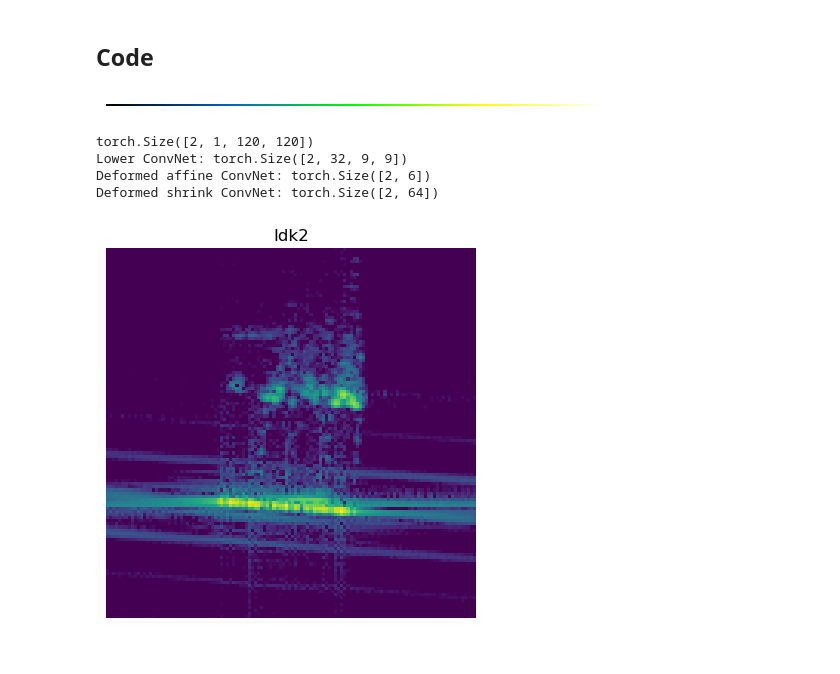
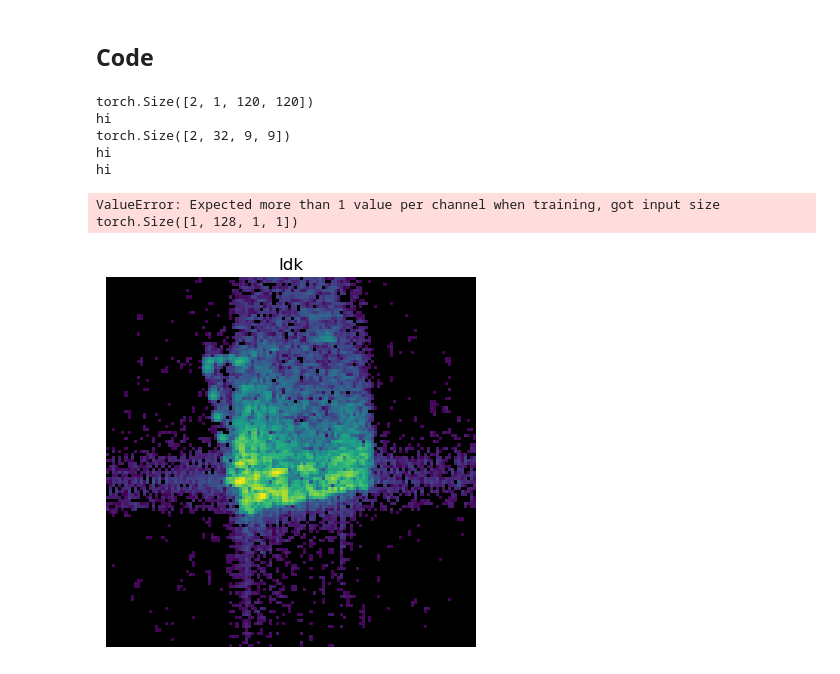
Before and after one commit to wzsmith/isar-classification, a Jupyter notebook: SAISAR.ipynb, the cells around one changed output. Cells and saved outputs as stored; diff of their text form; code cells hidden in the pictures.

Commit message:
model done

```diff
--- a/SAISAR.ipynb
+++ b/SAISAR.ipynb
@@ -135,10 +107,7 @@ class SAISARNet(nn.Module):
         self.lower_convnet = LowerConvNet()
 
         # Deformed Affine ConvNet (Shares parameters with Lower ConvNet)
-        self.deform_affine = nn.Sequential(
-            self.lower_convnet,
-            DeformedAffineConvNet()
-        )
+        self.deform_affine = DeformedAffineConvNet()
 
         # Deformed Shrink ConvNet (Independent Parameters)
         self.deform_shrink = nn.Sequential(
@@ -161,11 +130,16 @@ class SAISARNet(nn.Module):
 
         # Shared Lower ConvNet
         features = self.lower_convnet(x)
+        print(features.shape)
         # features = features.view(batch_size, F, 8, 60, 60)
         print('hi')
 
+        reference_frame = features[0, :, :, :].unsqueeze(0)
+
+        print('hi')
         # Global Adjustment
-        global_params = self.deform_affine(features[:, 0])
+        global_params = self.deform_affine(reference_frame)
+        print(global_params.shape)
         global_params = global_params.view(-1, 2, 3)
 
         print('hi')
@@ -382,52 +356,55 @@ class_names = {
 # Training Setup
 center_crop = transforms.CenterCrop(size=(120, 120)) # 250 x 170 optimal, but paper uses 120 x 120
 
-dataset = ISARDataset('test/test_labels.csv', 'test/data', transform=center_crop)
+dataset = ISARDataset('test/test_labels.csv', r'test/data', transform=center_crop)
 train_size = int(0.8 * len(dataset))
 test_size = len(dataset) - train_size
 train_dataset, test_dataset = random_split(dataset, [train_size, test_size])
 
 train_dataloader = DataLoader(train_dataset, batch_size=2, shuffle=True)
 test_dataloader = DataLoader(test_dataset, batch_size=3, shuffle=False)
 
 model = SAISARNet(num_classes=4)
 optimizer = optim.Adam(model.parameters(), lr=0.001)
 criterion = nn.CrossEntropyLoss()
 
 image_batch, label_batch = next(iter(train_dataloader))
 image, label = image_batch[0], int(label_batch[0])
 
-# Show image palette
-plt.imshow(dataset.palette[np.newaxis, :, :])
+# Fix colormap (scuffed)
+colors = plt.cm.viridis(np.linspace(0, 1, 256))  # Get colors from viridis
+colors[0] = [0, 0, 0, 1]                       # Set first color to blackhow print(cmap[0])
+cmap = ListedColormap(colors)  # Normalize colors to [0, 1]
+
+# Display first image
+plt.imshow(image.permute(1, 2, 0), cmap=cmap)
+plt.title(class_names[label])
 plt.axis('off')
-plt.show()
 
-plt.imshow(image.permute(1, 2, 0))
-plt.title(class_names[label])
-plt.axis(False)
-
+# Testing sizes
 print(image_batch.shape)
-# print(model(image_batch).shape)
+print(model(image_batch).shape)
 print(f'Lower ConvNet: {model.lower_convnet(image_batch).shape}')
-print(f'Deformed affine ConvNet: {model.deform_affine(image_batch).shape}')
+# print(f'Deformed affine ConvNet: {model.deform_affine(image_batch).shape}')
 print(f'Deformed shrink ConvNet: {model.deform_shrink(image_batch).shape}')
 
 # # Training Loop (Conceptual)
 # for epoch in range(num_epochs):
 #     for images, labels in train_loader:
 #         # ... training logic (zero gradients, forward pass, loss calculation, backward pass, optimization step)
 
 # # Evaluation Loop (Conceptual)
 # with torch.no_grad():
 #     for images, labels in test_loader:
 #         # ... evaluation logic (model prediction, accuracy calculation)
 # %% [output]
+torch.Size([2, 1, 120, 120])
+hi
+torch.Size([2, 32, 9, 9])
+hi
+hi
+ValueError: Expected more than 1 value per channel when training, got input size torch.Size([1, 128, 1, 1])
-[figure, old version]
+[figure, new version]
-torch.Size([2, 1, 120, 120])
-Lower ConvNet: torch.Size([2, 32, 9, 9])
-Deformed affine ConvNet: torch.Size([2, 6])
-Deformed shrink ConvNet: torch.Size([2, 64])
-[figure, removed]
 # %%
 import torch
 import torch.optim as optim
```
Also changed, not shown: parts of 5 cells of this notebook, 7 other files.
